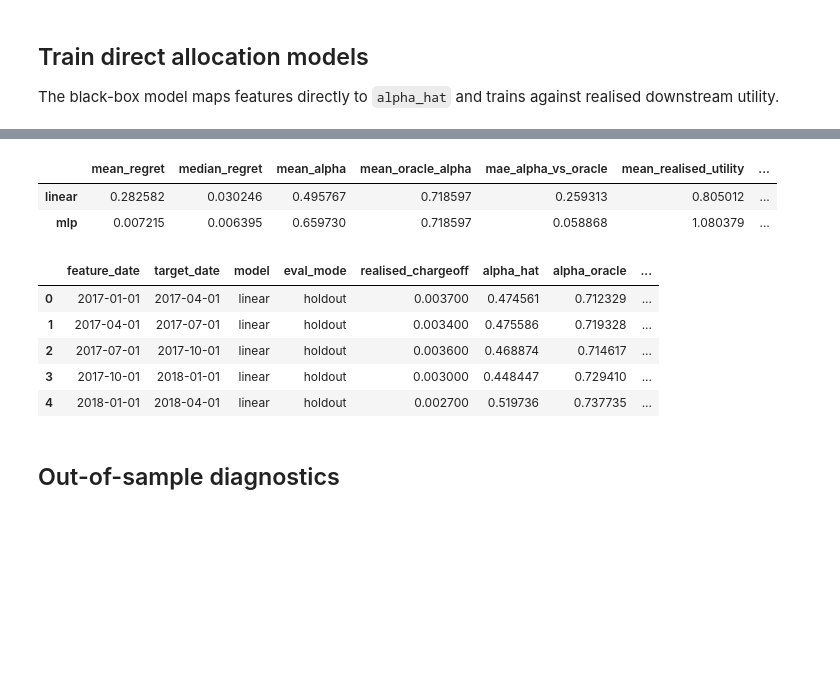
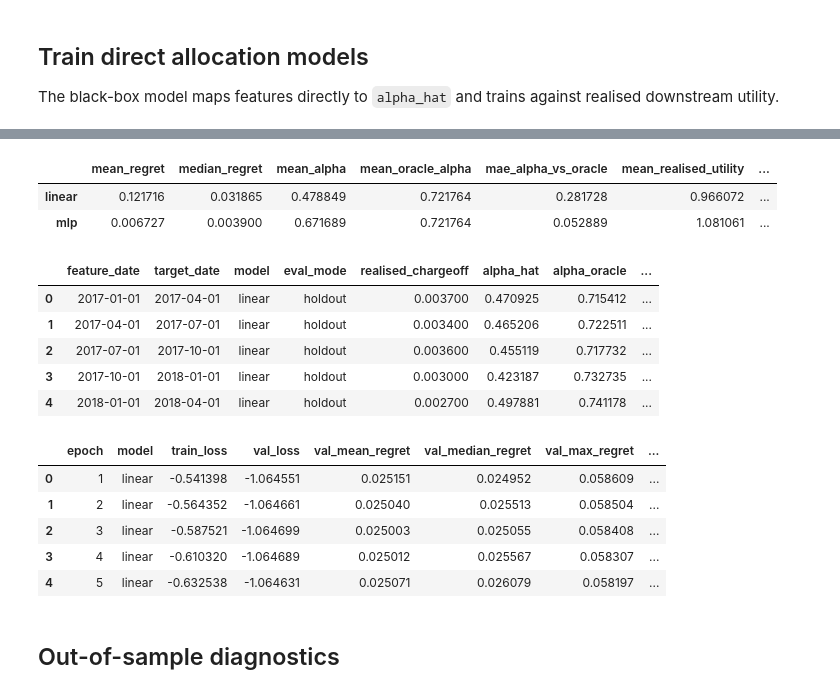
Before and after one commit to okeeffe-hannah/Decision_Focused_Learning_for_Capital_Allocation, a Jupyter notebook: models/notebooks/test_black_box.ipynb, the cells around one changed output, grey strips where cells are left out. Cells and saved outputs as stored; diff of their text form; code cells hidden in the pictures; blank space fills up the shorter version.

```diff
--- a/models/notebooks/test_black_box.ipynb
+++ b/models/notebooks/test_black_box.ipynb
@@ -153,17 +151,33 @@ model_cfg = ModelConfig(
 metrics = {}
 prediction_frames = []
 models = {}
+histories = []
 
 for model_type in ["linear", "mlp"]:
-    model = train_blackbox_model(
+    model, history = train_blackbox_model(
         x_train=x_train,
         y_train_chargeoff=y_train,
         model_type=model_type,
         model_cfg=model_cfg,
         cap_cfg=cap_cfg,
+        return_history=True,
+        print_history=True,
+        print_every=100,
     )
+
+    history = history.copy()
+    history["model"] = model_type
+    history["eval_mode"] = "holdout"
+    histories.append(history)
+
     alpha_test = predict_alpha(model, x_test)
-    metrics[model_type] = evaluate_alpha_predictions(y_test, alpha_test, cap_cfg)
+
+    metrics[model_type] = evaluate_alpha_predictions(
+        y_test,
+        alpha_test,
+        cap_cfg,
+    )
+
     prediction_frames.append(
         build_blackbox_prediction_frame(
             feature_dates=test_df["DATE"],
@@ -175,6 +189,7 @@ for model_type in ["linear", "mlp"]:
             cap_cfg=cap_cfg,
         )
     )
+
     models[model_type] = model
 
 metrics_df = pd.DataFrame(metrics).T
@@ -183,6 +198,9 @@ display(metrics_df)
 predictions = pd.concat(prediction_frames, ignore_index=True)
 display(predictions.head())
 
+training_history = pd.concat(histories, ignore_index=True)
+display(training_history.head())
+
 assert predictions["alpha_hat"].between(0, 1).all()
 assert predictions["alpha_oracle"].between(0, 1).all()
 assert np.isfinite(metrics_df.to_numpy()).all()
@@ -190,12 +212,18 @@ assert np.isfinite(metrics_df.to_numpy()).all()
 |  | mean_regret | median_regret | mean_alpha | mean_oracle_alpha | mae_alpha_vs_oracle | mean_realised_utility | ... |
-| linear | 0.282582 | 0.030246 | 0.495767 | 0.718597 | 0.259313 | 0.805012 | ... |
-| mlp | 0.007215 | 0.006395 | 0.659730 | 0.718597 | 0.058868 | 1.080379 | ... |
+| linear | 0.121716 | 0.031865 | 0.478849 | 0.721764 | 0.281728 | 0.966072 | ... |
+| mlp | 0.006727 | 0.003900 | 0.671689 | 0.721764 | 0.052889 | 1.081061 | ... |
 |  | feature_date | target_date | model | eval_mode | realised_chargeoff | alpha_hat | alpha_oracle | ... |
-| 0 | 2017-01-01 | 2017-04-01 | linear | holdout | 0.003700 | 0.474561 | 0.712329 | ... |
-| 1 | 2017-04-01 | 2017-07-01 | linear | holdout | 0.003400 | 0.475586 | 0.719328 | ... |
-| 2 | 2017-07-01 | 2017-10-01 | linear | holdout | 0.003600 | 0.468874 | 0.714617 | ... |
-| 3 | 2017-10-01 | 2018-01-01 | linear | holdout | 0.003000 | 0.448447 | 0.729410 | ... |
-| 4 | 2018-01-01 | 2018-04-01 | linear | holdout | 0.002700 | 0.519736 | 0.737735 | ... |
+| 0 | 2017-01-01 | 2017-04-01 | linear | holdout | 0.003700 | 0.470925 | 0.715412 | ... |
+| 1 | 2017-04-01 | 2017-07-01 | linear | holdout | 0.003400 | 0.465206 | 0.722511 | ... |
+| 2 | 2017-07-01 | 2017-10-01 | linear | holdout | 0.003600 | 0.455119 | 0.717732 | ... |
+| 3 | 2017-10-01 | 2018-01-01 | linear | holdout | 0.003000 | 0.423187 | 0.732735 | ... |
+| 4 | 2018-01-01 | 2018-04-01 | linear | holdout | 0.002700 | 0.497881 | 0.741178 | ... |
+|  | epoch | model | train_loss | val_loss | val_mean_regret | val_median_regret | val_max_regret | ... |
+| 0 | 1 | linear | -0.541398 | -1.064551 | 0.025151 | 0.024952 | 0.058609 | ... |
+| 1 | 2 | linear | -0.564352 | -1.064661 | 0.025040 | 0.025513 | 0.058504 | ... |
+| 2 | 3 | linear | -0.587521 | -1.064699 | 0.025003 | 0.025055 | 0.058408 | ... |
+| 3 | 4 | linear | -0.610320 | -1.064689 | 0.025012 | 0.025567 | 0.058307 | ... |
+| 4 | 5 | linear | -0.632538 | -1.064631 | 0.025071 | 0.026079 | 0.058197 | ... |
 # %% [markdown]
 ## Out-of-sample diagnostics
 # %%
```
Also changed, not shown: parts of 8 cells of this notebook, 3 other files.
